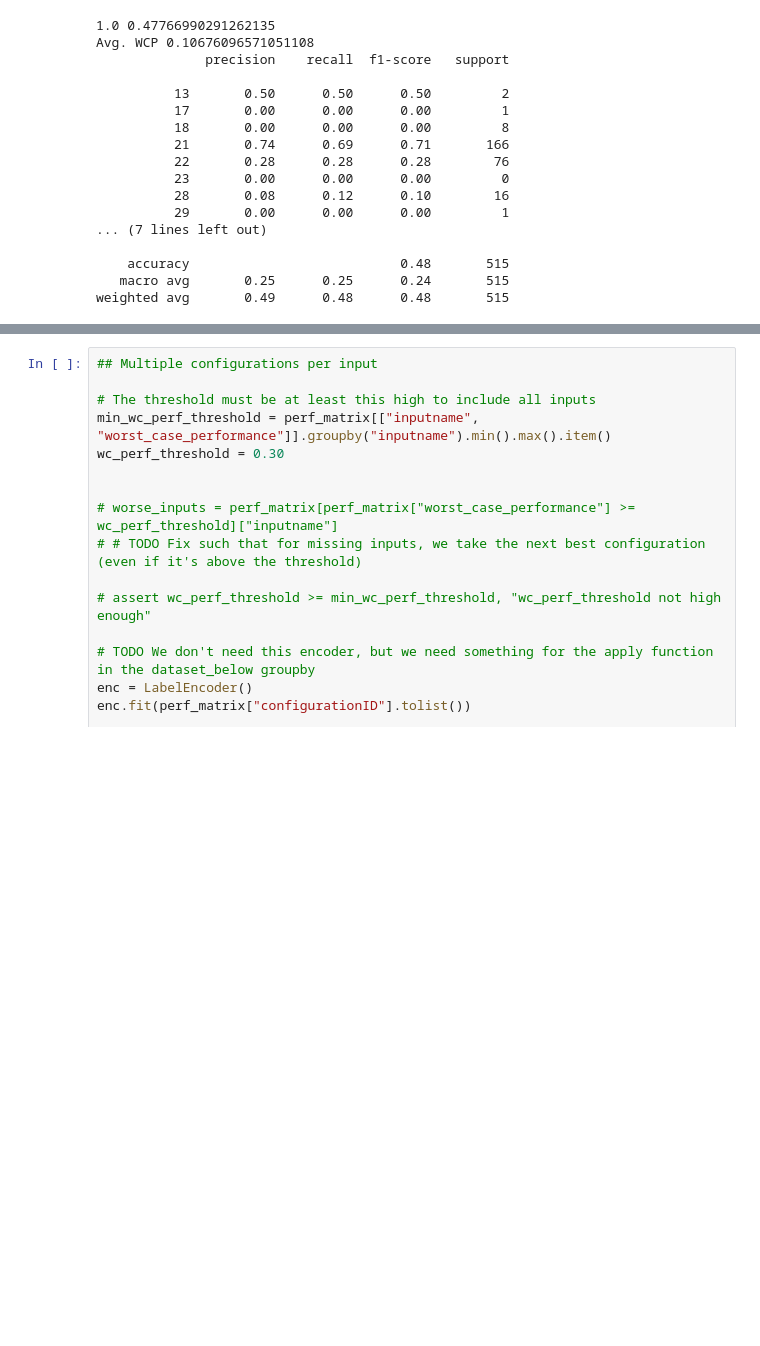
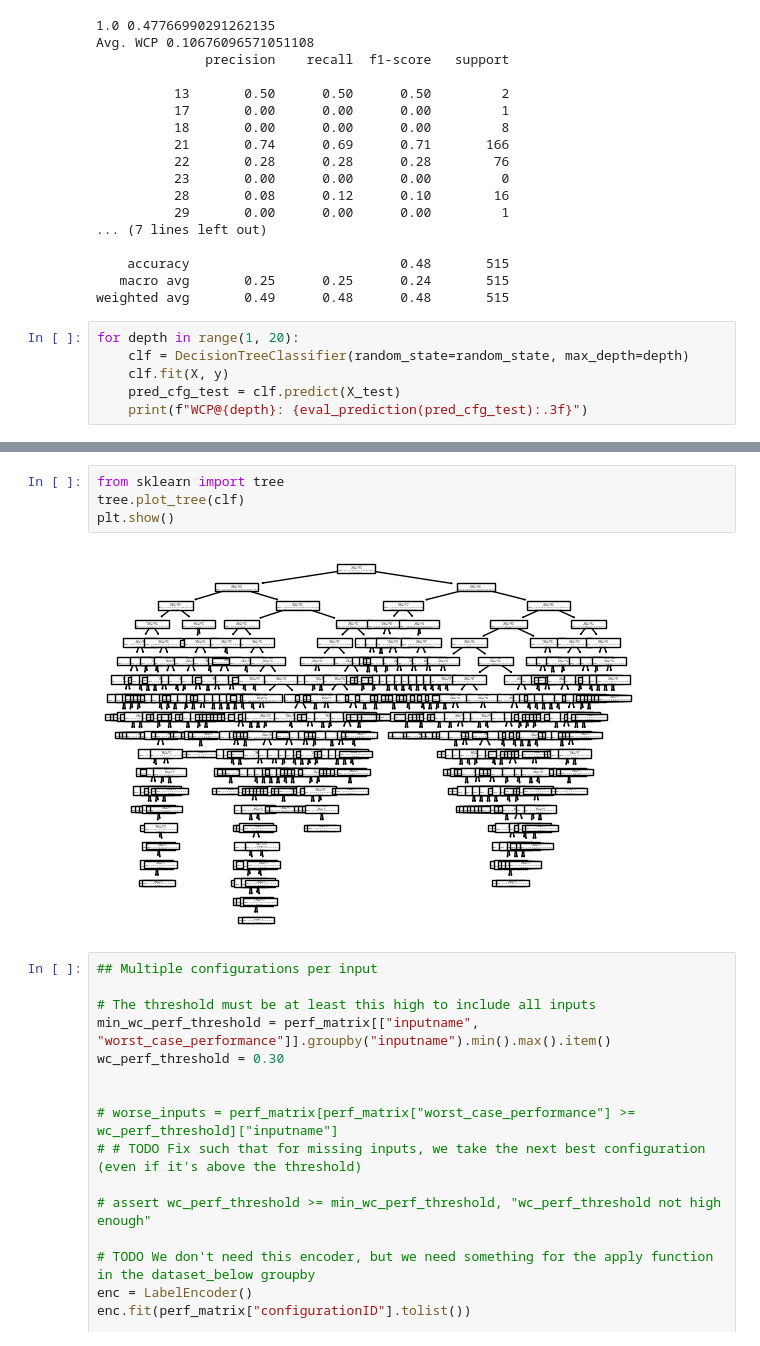
Before and after one commit to simula-vias/partial-configuration, a Jupyter notebook: src/worst_case_performance.ipynb, the cells around one changed output, grey strips where cells are left out. Drawn from its saved outputs; the diff is of its cells as text; blank space fills up the shorter version.

```diff
--- a/src/worst_case_performance.ipynb
+++ b/src/worst_case_performance.ipynb
@@ -292,3 +292,9 @@ Avg. WCP 0.10676096571051108
     accuracy                           0.48       515
    macro avg       0.25      0.25      0.24       515
 weighted avg       0.49      0.48      0.48       515
+# %%
+for depth in range(1, 20):
+    clf = DecisionTreeClassifier(random_state=random_state, max_depth=depth)
+    clf.fit(X, y)
+    pred_cfg_test = clf.predict(X_test)
+    print(f"WCP@{depth}: {eval_prediction(pred_cfg_test):.3f}")
@@ -295,3 +321,9 @@ weighted avg       0.49      0.48      0.48       515
+# %%
+from sklearn import tree
+tree.plot_tree(clf)
+plt.show()
+# %% [output]
+[figure, added]
 # %%
 ## Multiple configurations per input
 
```
Also changed, not shown: parts of 4 cells of this notebook.
